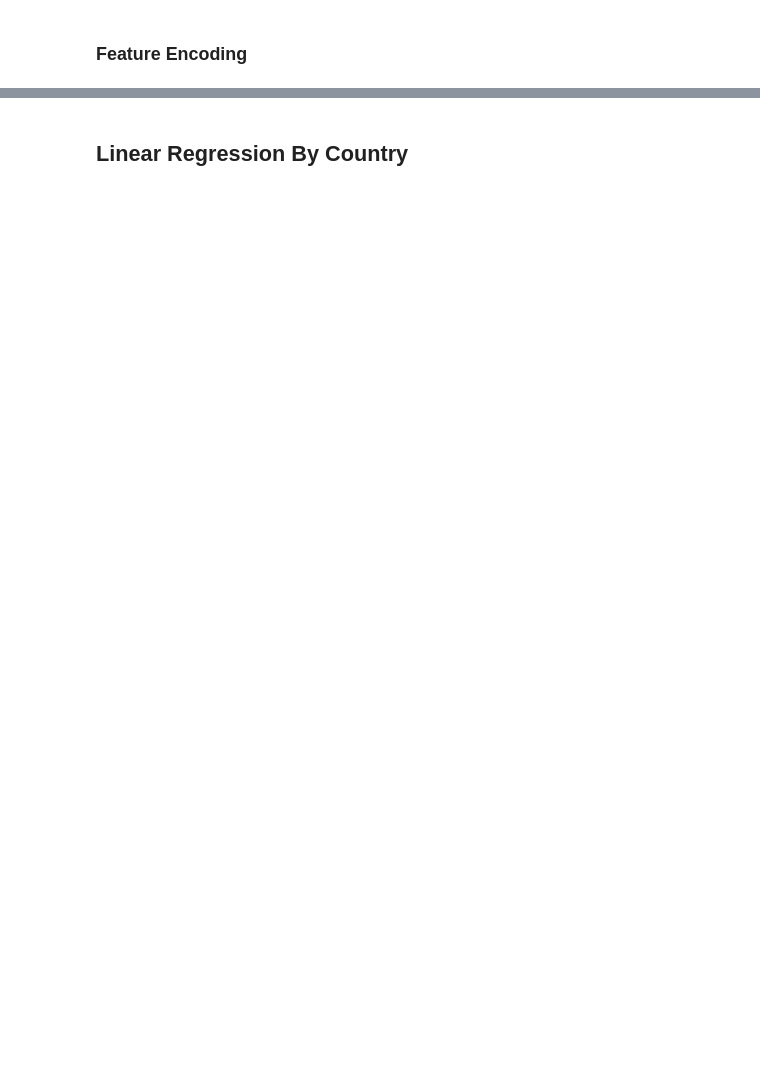
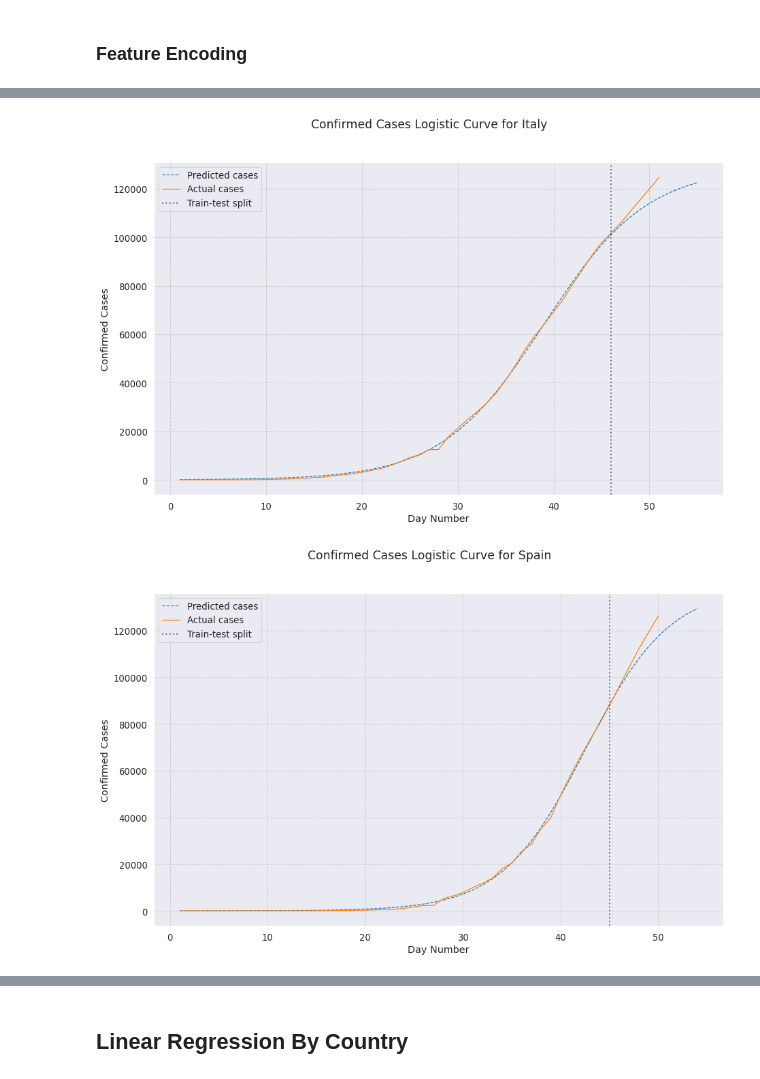
Before and after one commit to rdcolema/covid19-tracking, a Jupyter notebook: covid_forecasting.ipynb, the cells around one changed output, grey strips where cells are left out. Cells and saved outputs as stored; diff of their text form; code cells hidden in the pictures; blank space fills up the shorter version.

```diff
--- a/covid_forecasting.ipynb
+++ b/covid_forecasting.ipynb
@@ -144,0 +214,48 @@ Encoded dataset
+# %%
+def log_curve(x, k, x_0, ymax):
+    return ymax / (1 + np.exp(-k*(x-x_0)))
+
+
+def fit_logistic(x_data, y_data, x_test):
+    """Fit logstic curve"""
+    popt, pcov = optimize.curve_fit(log_curve, x_data, y_data, bounds=([0,0,0], np.inf), maxfev=1000)
+    estimated_k, estimated_x_0, ymax = popt
+    y_fitted = log_curve(x_test, estimated_k, estimated_x_0, ymax)
+
+    return y_fitted
+
+
+def plot_logistic(df, country_name, day_start=0, extrapolate=5, holdout=5):
+    country_df = df.loc[df['Country_Region']==country_dict[country_name], ["ConfirmedCases"]]
+
+    # Limit to day_start through most recent
+    country_df = country_df[day_start:]
+    country_df['dayCount'] = list(range(1, len(country_df)+1))
+
+    x_data = country_df.dayCount
+    y_data = country_df.ConfirmedCases
+
+    # Full data to project on (seen data + shift days)
+    x_test = x_data.append(pd.Series(list(range(x_data.max()+1, x_data.max()+extrapolate))))
+    y_fitted = fit_logistic(x_data[:-holdout], y_data[:-holdout], x_test)
+
+    fig = plt.figure(figsize=(15,9))
+    ax = fig.add_subplot(111)
+    ax.plot(x_test, y_fitted, '--', label='fitted')
+    ax.plot(x_data, y_data, label='Confirmed Data')
+
+    ax.set_ylabel("Confirmed Cases")
+    ax.set_xlabel("Day Number")
+
+    ax.axvline(x_data.max()-holdout, linewidth=2, ls = ':', color='black', alpha=0.5)
+    ax.legend(['Predicted cases', 'Actual cases', 'Train-test split'], loc='upper left')
+
+    plt.suptitle((f"Confirmed Cases Logistic Curve for {country_name}"))
+
+    plt.show()
+# %%
+for country_name in MODEL_COUNTRIES:
+    plot_logistic(all_data, country_name, day_start=14, extrapolate=5, holdout=5)
+# %% [output]
+[figure, added]
+[figure, added]
```
Also changed, not shown: parts of 22 cells of this notebook, 2 other files.
